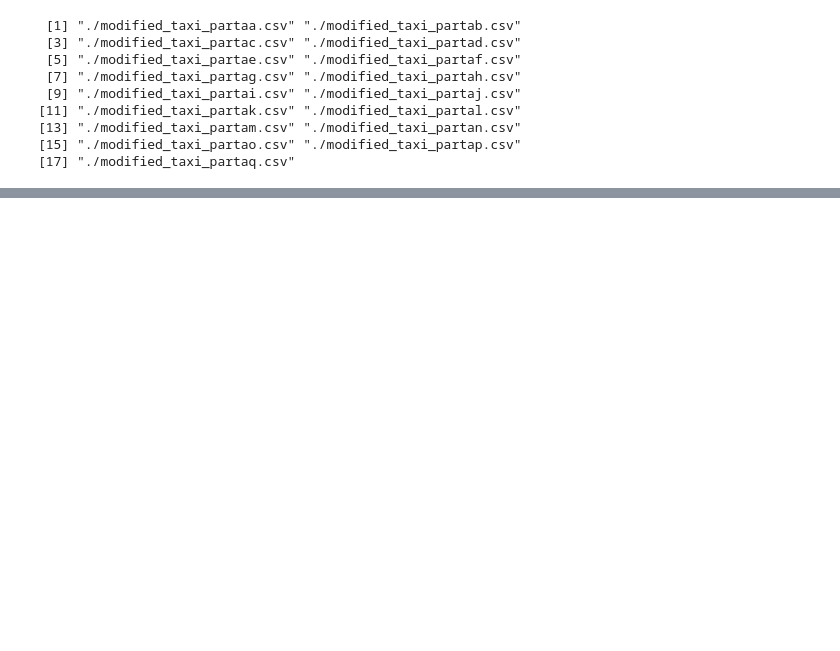
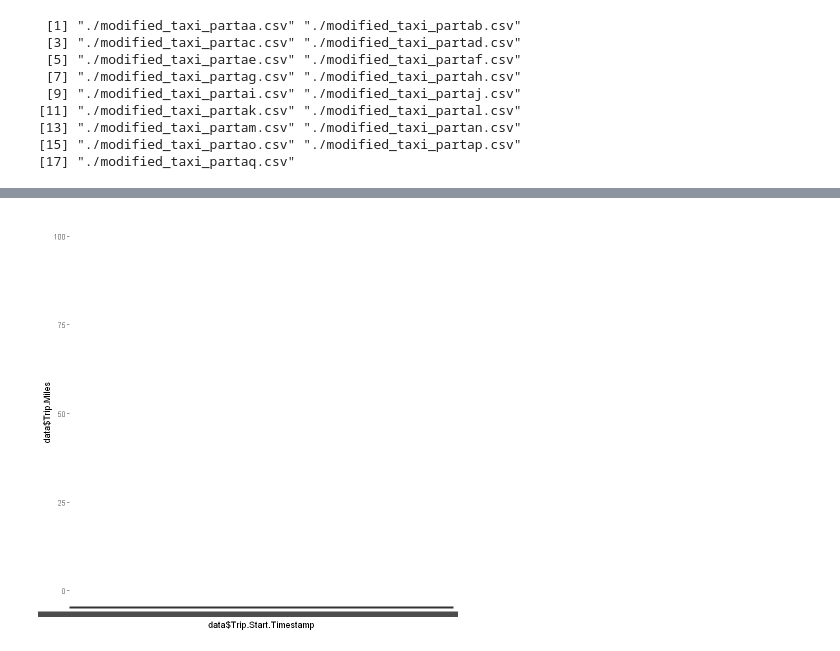
Before and after one commit to Rg3n0v4/bigYellowTaxi, a Jupyter notebook: ScrapNotebook.ipynb, the cells around one changed output, grey strips where cells are left out. Saved outputs shown, nothing was run; the diff lists cells and outputs as text; code cells hidden in the pictures; blank space fills up the shorter version.

```diff
--- a/ScrapNotebook.ipynb
+++ b/ScrapNotebook.ipynb
@@ -22,0 +100,3 @@ colnames(data) <- col_name
+# %%
+ggplot(data, aes(x=data$Trip.Start.Timestamp, y=data$Trip.Miles))
+# %% [output]
@@ -22,0 +105 @@ colnames(data) <- col_name
+[figure, added]
```
Also changed, not shown: parts of 8 cells of this notebook, 1 other file.
